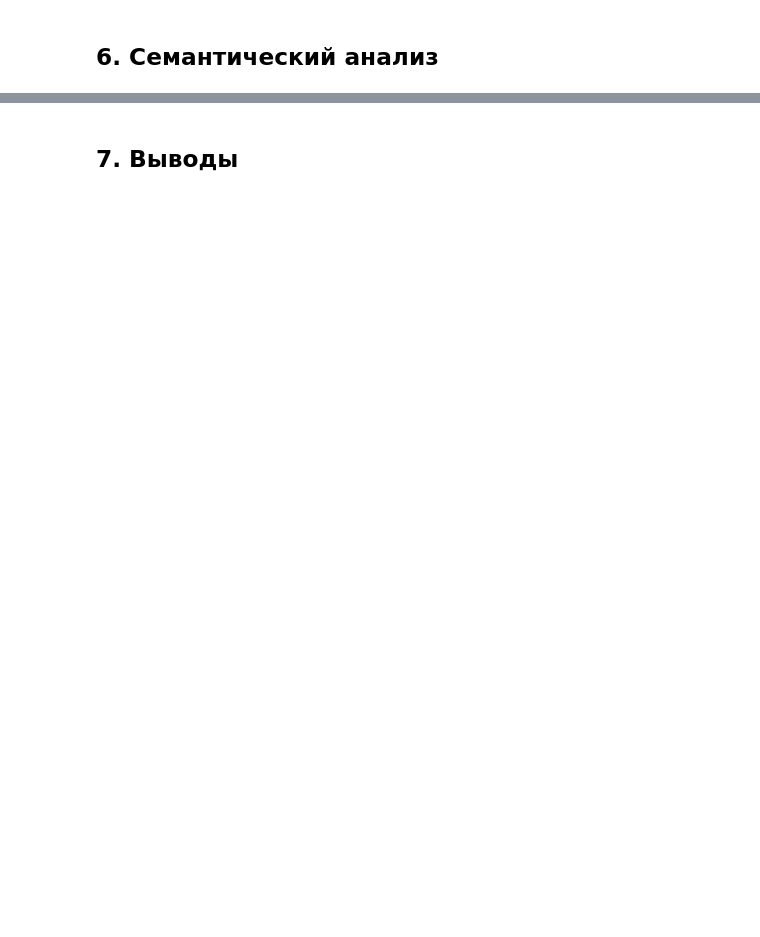
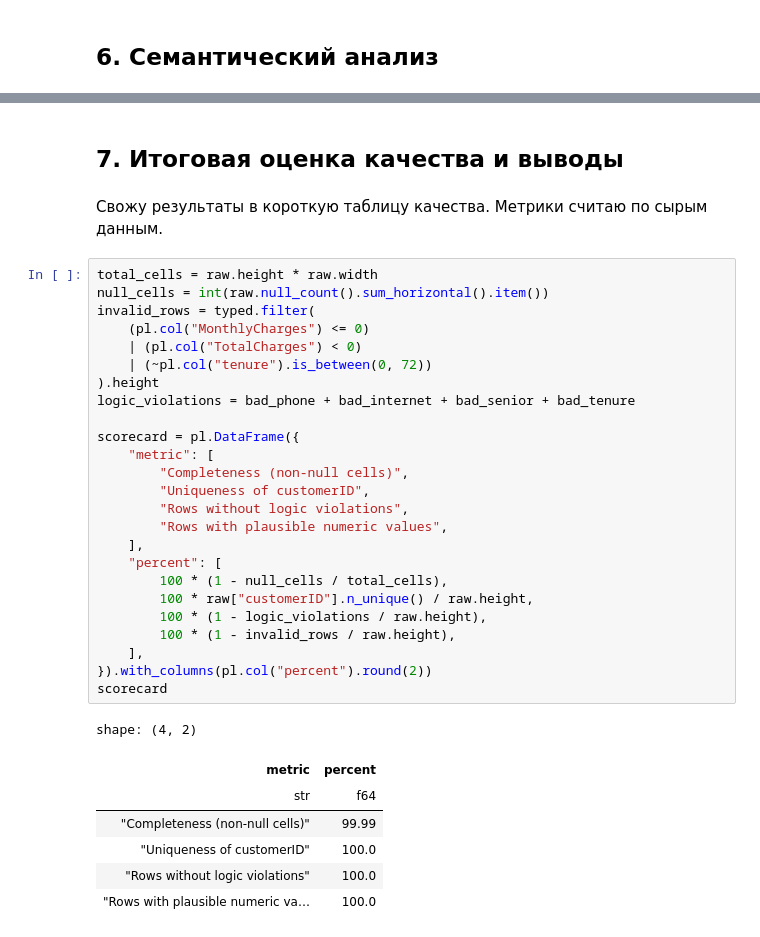
Before and after one commit to photoseanp/telco, a Jupyter notebook: notebooks/EDA.ipynb, the cells around one changed output, grey strips where cells are left out. Cells and saved outputs as stored; diff of their text form; blank space fills up the shorter version.

```diff
--- a/notebooks/EDA.ipynb
+++ b/notebooks/EDA.ipynb
@@ -461,3 +599,38 @@ shape: (8, 2)
-# %% [markdown]
-## 7. Выводы
+# %% [markdown]
+## 7. Итоговая оценка качества и выводы
+# %% [markdown]
+Свожу результаты в короткую таблицу качества. Метрики считаю по сырым данным.
+# %%
+total_cells = raw.height * raw.width
+null_cells = int(raw.null_count().sum_horizontal().item())
+invalid_rows = typed.filter(
+    (pl.col("MonthlyCharges") <= 0)
+    | (pl.col("TotalCharges") < 0)
+    | (~pl.col("tenure").is_between(0, 72))
+).height
+logic_violations = bad_phone + bad_internet + bad_senior + bad_tenure
+
+scorecard = pl.DataFrame({
+    "metric": [
+        "Completeness (non-null cells)",
+        "Uniqueness of customerID",
+        "Rows without logic violations",
+        "Rows with plausible numeric values",
+    ],
+    "percent": [
+        100 * (1 - null_cells / total_cells),
+        100 * raw["customerID"].n_unique() / raw.height,
+        100 * (1 - logic_violations / raw.height),
+        100 * (1 - invalid_rows / raw.height),
+    ],
+}).with_columns(pl.col("percent").round(2))
+scorecard
+# %% [output]
+shape: (4, 2)
+| metric | percent |
+| str | f64 |
+| "Completeness (non-null cells)" | 99.99 |
+| "Uniqueness of customerID" | 100.0 |
+| "Rows without logic violations" | 100.0 |
+| "Rows with plausible numeric va… | 100.0 |
 # %% [markdown]
```
Also changed, not shown: parts of 37 cells of this notebook.
